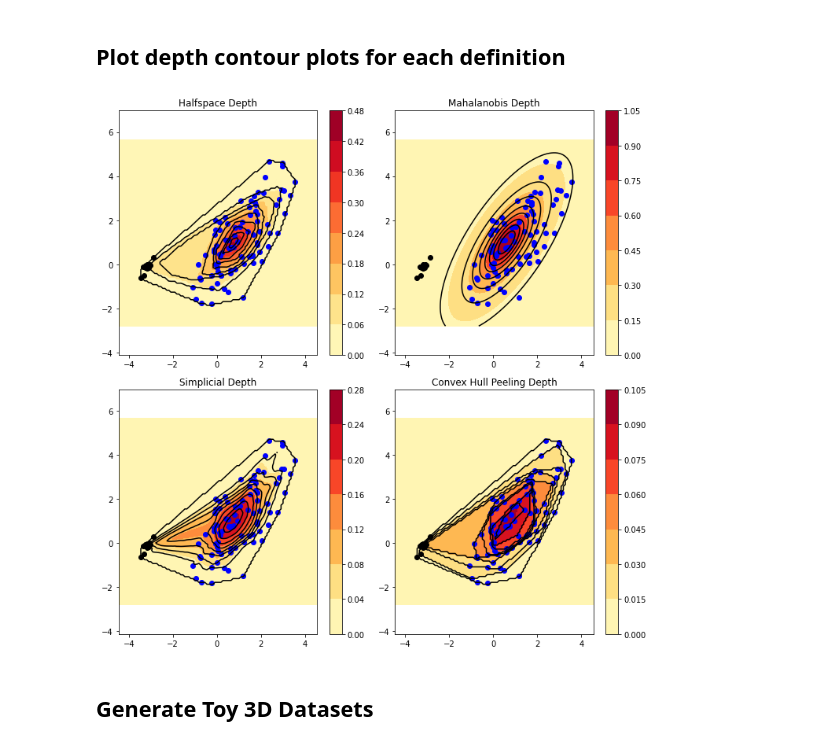
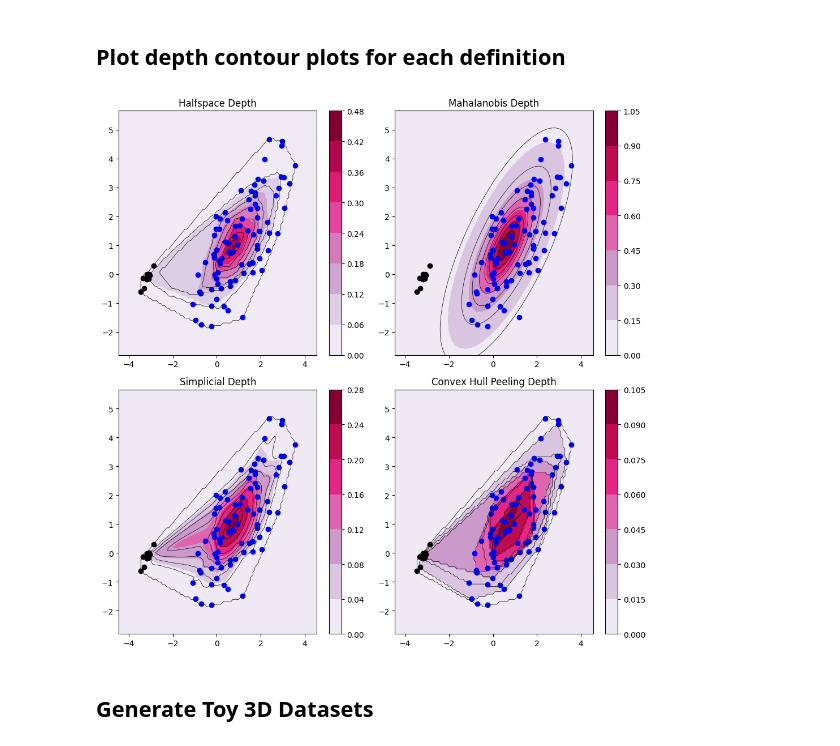
Before and after one commit to ananya-k15/data-depth, a Jupyter notebook: data_depth.ipynb, the cells around one changed output. Saved outputs shown, nothing was run; the diff lists cells and outputs as text; code cells hidden in the pictures.

```diff
--- a/data_depth.ipynb
+++ b/data_depth.ipynb
@@ -131,38 +94,39 @@ convex_hull_depths = qhpeeling(combined_x, combined_data)
 # %% [markdown]
 ## Plot depth contour plots for each definition
 # %%
+##TODO: Modify function to plot individual depth contours
 # Function to plot depth contours
 def plot_depth_contours(ax, depth_function, title):
     # Create grid for plotting
     grid_x, grid_y = np.mgrid[combined_x.min()-1:combined_x.max()+1:100j, combined_y.min()-1:combined_y.max()+1:100j]
     grid = np.column_stack([grid_x.ravel(), grid_y.ravel()])
 
     # Compute depth on the grid
     grid_depths = depth_function(grid, combined_data)
     grid_depths = grid_depths.reshape(grid_x.shape)
 
     # Plot depth contours
-    contour = ax.contourf(grid_x, grid_y, grid_depths, cmap="YlOrRd")
-    ax.contour(grid_x, grid_y, grid_depths, colors='k', levels=np.linspace(grid_depths.min(), grid_depths.max(), 10))
+    contour = ax.contourf(grid_x, grid_y, grid_depths, cmap="PuRd")
+    ax.contour(grid_x, grid_y, grid_depths, colors='k', levels=np.linspace(grid_depths.min(), grid_depths.max(), 10), linewidths=0.5)
     ax.scatter(x, y, c='blue', label='Data points')
     ax.scatter(anom_x, anom_y, c='black', label='Data points')
 
     # Add a color bar
     fig.colorbar(contour, ax=ax, orientation='vertical')
 
     ax.set_title(title)
-    ax.axis('equal')
+    # ax.axis('equal')
 
 fig, axs = plt.subplots(2, 2, figsize=(10, 10))
 
 plot_depth_contours(axs[0, 0], halfspace, "Halfspace Depth")
 plot_depth_contours(axs[0, 1], mahalanobis, "Mahalanobis Depth")
 plot_depth_contours(axs[1, 0], simplicial, "Simplicial Depth")
 plot_depth_contours(axs[1, 1], qhpeeling, "Convex Hull Peeling Depth")
 
 plt.tight_layout()
 plt.show()
 # %% [output]
-[figure, old version]
+[figure, new version]
 # %% [markdown]
 ## Generate Toy 3D Datasets
```
Also changed, not shown: parts of 21 cells of this notebook, 1 other file.
